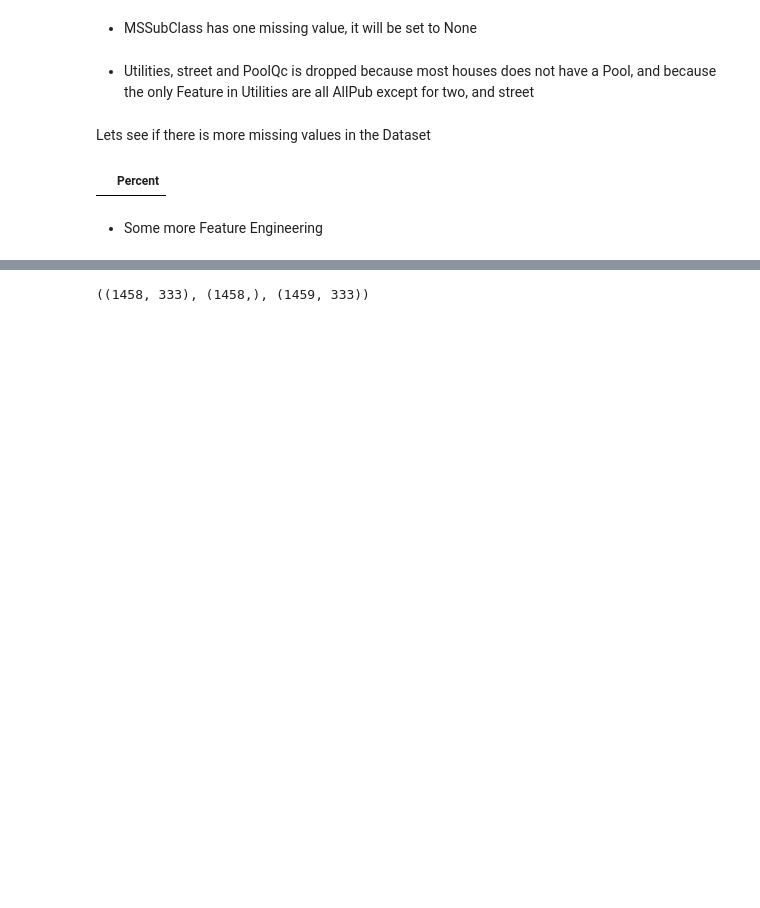
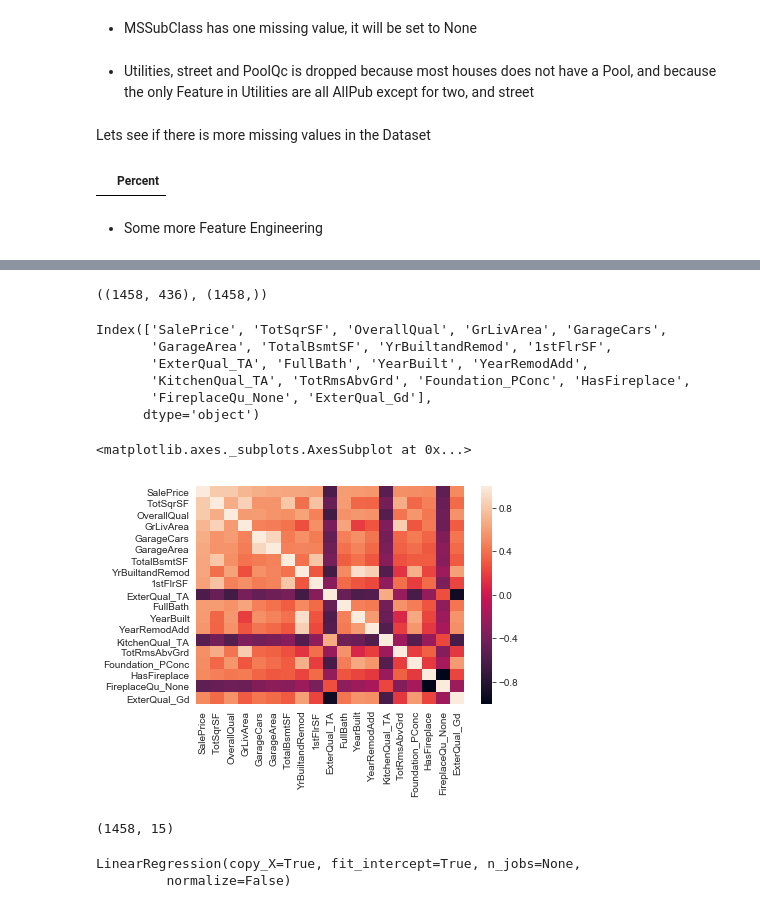
Before and after one commit to bornhansie/house-price, a Jupyter notebook: EDA/houseprice.ipynb, the cells around one changed output, grey strips where cells are left out. Drawn from its saved outputs; the diff is of its cells as text; code cells hidden in the pictures; blank space fills up the shorter version.

```diff
--- a/EDA/houseprice.ipynb
+++ b/EDA/houseprice.ipynb
@@ -147,6 +148,6 @@ features['LotFrontage'] = features.groupby('Neighborhood')['LotFrontage'].transf
 # %% [markdown]
 - GarageType, GarageFinish, GarageQual ,GarageCond are all categorical values and because there is more than one missing value in all of them, the Na value is replaced with None
 # %%
-for i in 'GarageType', 'GarageFinish', 'GarageQual', 'GarageCond'.split():
+for i in 'GarageYrBlt','GarageType', 'GarageFinish', 'GarageQual', 'GarageCond'.split():
     features[i] = features[i].fillna('None')
 # %% [markdown]
@@ -154,5 +155,5 @@ for i in 'GarageType', 'GarageFinish', 'GarageQual', 'GarageCond'.split():
 # %%
-for i in 'GarageYrBlt', 'GarageArea', 'GarageCars'.split():
+for i in'GarageArea', 'GarageCars'.split():
     features[i] = features[i].fillna(0)
 # %% [markdown]
 - If any of the numerical Basement variables are zero, it means there is simply no Basement
@@ -247,6 +213,25 @@ import xgboost as xgb
 # %%
 X = features.iloc[:len(y), :].copy()
-X_sub = features.iloc[len(y):, :].copy()
-X.shape, y.shape, X_sub.shape
+X.shape, y.shape
 # %% [output]
-((1458, 333), (1458,), (1459, 333))
+((1458, 436), (1458,))
+# %%
+X['SalePrice'] = y
+# %%
+cor = X.corr()
+cor_target = abs(cor["SalePrice"])
+#Selecting highly correlated features
+relevant_features = cor_target[cor_target>0.5].sort_values(ascending = False)
+relevant_features.index
+# %% [output]
+Index(['SalePrice', 'TotSqrSF', 'OverallQual', 'GrLivArea', 'GarageCars',
+       'GarageArea', 'TotalBsmtSF', 'YrBuiltandRemod', '1stFlrSF',
+       'ExterQual_TA', 'FullBath', 'YearBuilt', 'YearRemodAdd',
+       'KitchenQual_TA', 'TotRmsAbvGrd', 'Foundation_PConc', 'HasFireplace',
+       'FireplaceQu_None', 'ExterQual_Gd'],
+      dtype='object')
+# %%
+sns.heatmap(X[relevant_features.index].corr())
+# %% [output]
+<matplotlib.axes._subplots.AxesSubplot at 0x...>
+[figure, added]
@@ -252,0 +240,4 @@ X.shape, y.shape, X_sub.shape
+# %%
+X.shape
+# %% [output]
+(1458, 15)
@@ -252,0 +246,6 @@ X.shape, y.shape, X_sub.shape
+# %%
+lm = LinearRegression()
+lm.fit(X_train, y_train)
+# %% [output]
+LinearRegression(copy_X=True, fit_intercept=True, n_jobs=None,
+         normalize=False)
```
Also changed, not shown: parts of 17 cells of this notebook.
